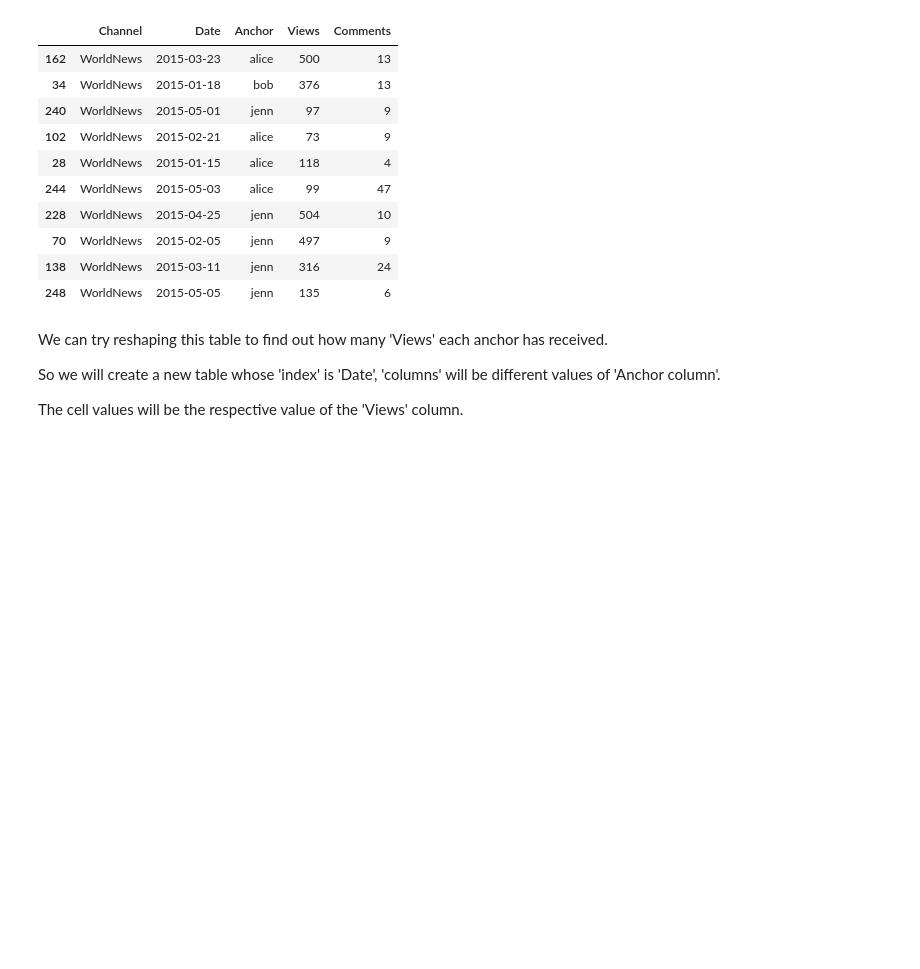
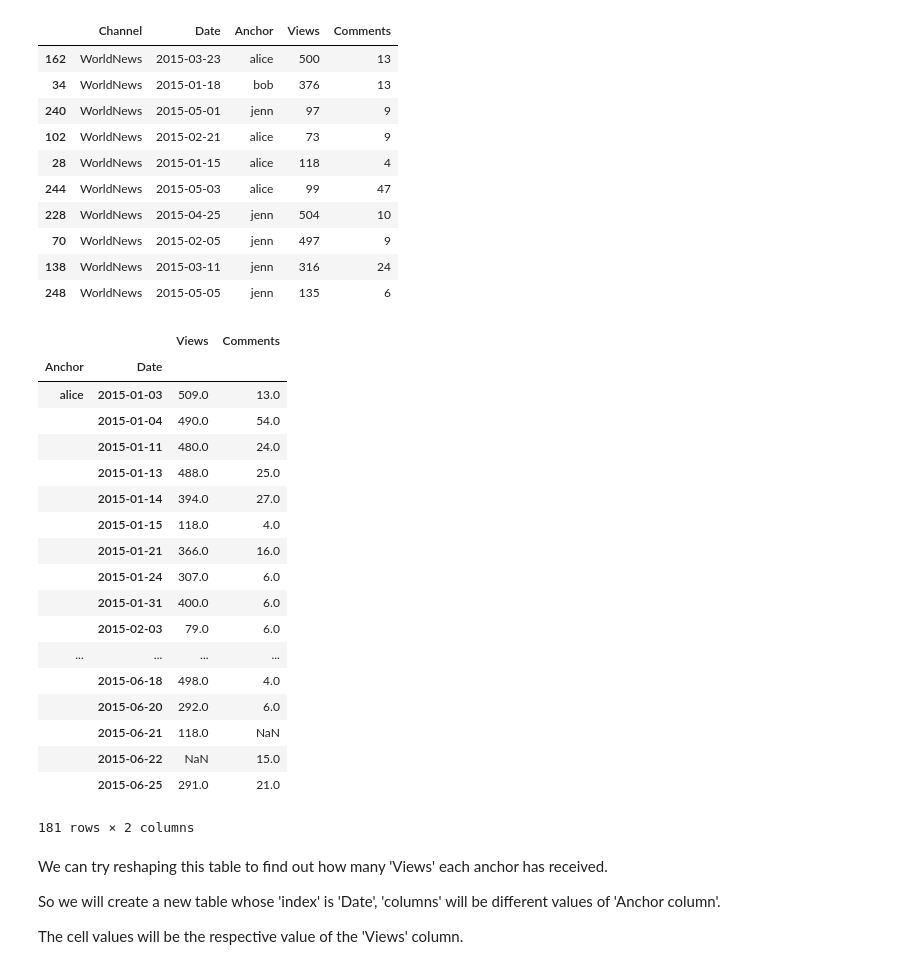
Before and after one commit to sergiorgiraldo/Python-lang, a Jupyter notebook: basics/20181215.ipynb, the cells around one changed output. Cells and saved outputs as stored; diff of their text form; code cells hidden in the pictures; blank space fills up the shorter version.

```diff
--- a/basics/20181215.ipynb
+++ b/basics/20181215.ipynb
@@ -367,6 +383,28 @@ worldnews_df.sample(10)
 | 70 | WorldNews | 2015-02-05 | jenn | 497 | 9 |
 | 138 | WorldNews | 2015-03-11 | jenn | 316 | 24 |
 | 248 | WorldNews | 2015-05-05 | jenn | 135 | 6 |
+# %%
+worldnews_df.groupby(['Anchor', 'Date']).sum()
+# %% [output]
+|  |  | Views | Comments |
+| Anchor | Date |  |  |
+| alice | 2015-01-03 | 509.0 | 13.0 |
+|  | 2015-01-04 | 490.0 | 54.0 |
+|  | 2015-01-11 | 480.0 | 24.0 |
+|  | 2015-01-13 | 488.0 | 25.0 |
+|  | 2015-01-14 | 394.0 | 27.0 |
+|  | 2015-01-15 | 118.0 | 4.0 |
+|  | 2015-01-21 | 366.0 | 16.0 |
+|  | 2015-01-24 | 307.0 | 6.0 |
+|  | 2015-01-31 | 400.0 | 6.0 |
+|  | 2015-02-03 | 79.0 | 6.0 |
+| ... | ... | ... | ... |
+|  | 2015-06-18 | 498.0 | 4.0 |
+|  | 2015-06-20 | 292.0 | 6.0 |
+|  | 2015-06-21 | 118.0 | NaN |
+|  | 2015-06-22 | NaN | 15.0 |
+|  | 2015-06-25 | 291.0 | 21.0 |
+181 rows × 2 columns
 # %% [markdown]
 We can try reshaping this table to find out how many 'Views' each anchor has received.
 
```
Also changed, not shown: parts of 9 cells of this notebook.
